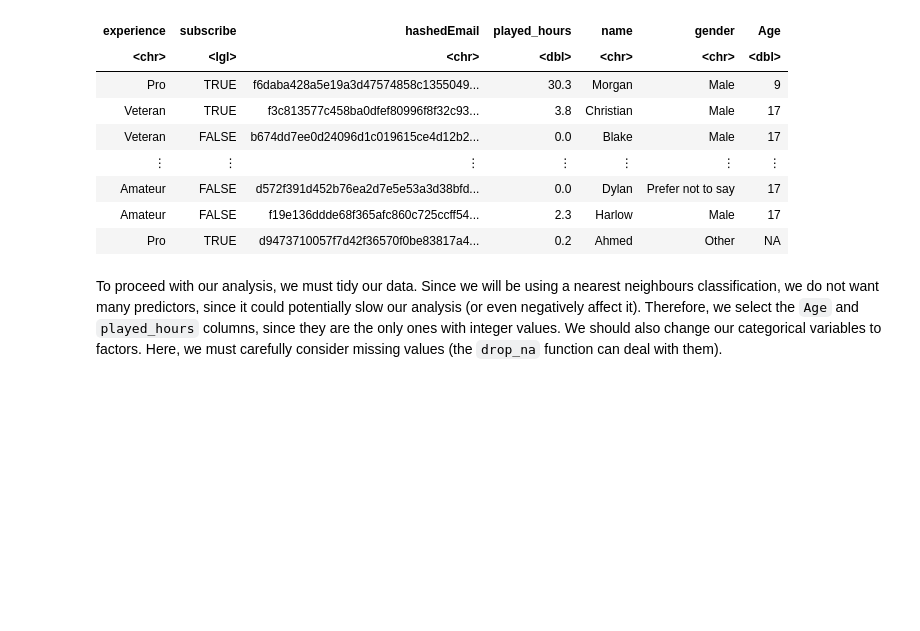
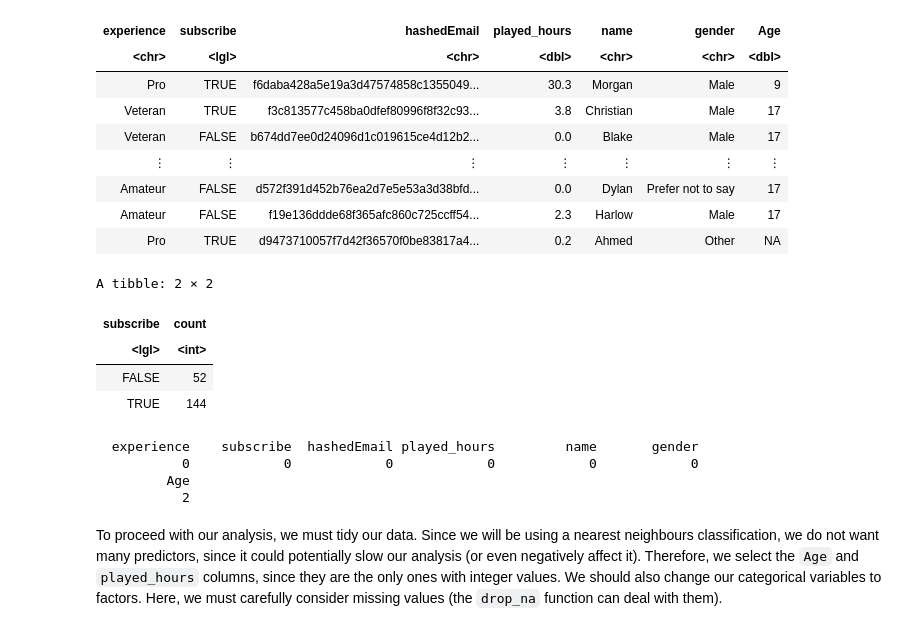
Before and after one commit to Rico-rgb/dsci-100-project-template, a Jupyter notebook: project real.ipynb, the cells around one changed output. Drawn from its saved outputs; the diff is of its cells as text; code cells hidden in the pictures; blank space fills up the shorter version.

```diff
--- a/project real.ipynb
+++ b/project real.ipynb
@@ -51,6 +69,22 @@ A spec_tbl_df: 196 × 7
 | Amateur | FALSE | d572f391d452b76ea2d7e5e53a3d38bfd... | 0.0 | Dylan | Prefer not to say | 17 |
 | Amateur | FALSE | f19e136ddde68f365afc860c725ccff54... | 2.3 | Harlow | Male | 17 |
 | Pro | TRUE | d9473710057f7d42f36570f0be83817a4... | 0.2 | Ahmed | Other | NA |
+# %%
+Subscriptions <- player_data |>
+    group_by(subscribe)|>
+    summarize(count = n())
+Subscriptions
+colSums(is.na(player_data))
+# %% [output]
+A tibble: 2 × 2
+| subscribe | count |
+| <lgl> | <int> |
+| FALSE | 52 |
+| TRUE | 144 |
+  experience    subscribe  hashedEmail played_hours         name       gender
+           0            0            0            0            0            0
+         Age
+           2
 # %% [markdown]
 To proceed with our analysis, we must tidy our data. Since we will be using a nearest neighbours classification, we do not want many predictors, since it could potentially slow our analysis (or even negatively affect it). Therefore, we select the `Age` and `played_hours` columns, since they are the only ones with integer values. We should also change our categorical variables to factors. Here, we must carefully consider missing values (the `drop_na` function can deal with them).
 # %%
```
Also changed, not shown: parts of 9 cells of this notebook.
